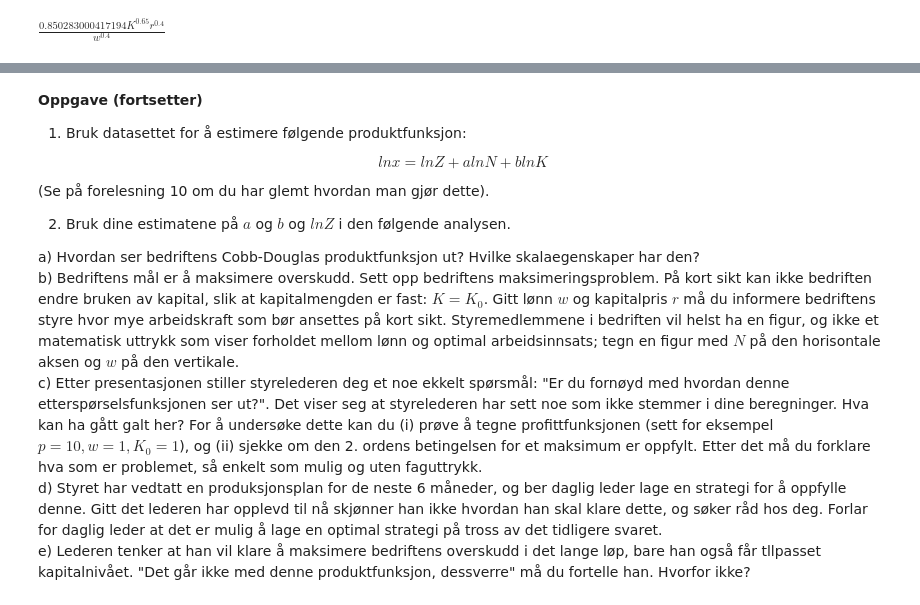
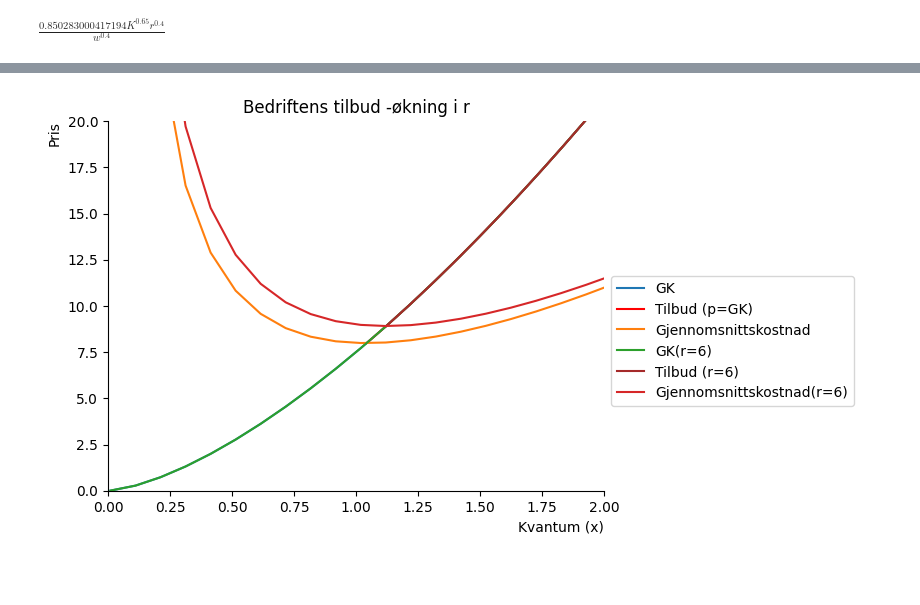
Before and after one commit to DanielFabioG/SOK-1003-og-SOK-1006, a Jupyter notebook: sok-1006/Arbeidskrav/Arbeidskrav7.ipynb, the cells around one changed output, grey strips where cells are left out. Cells and saved outputs as stored; diff of their text form; code cells hidden in the pictures; blank space fills up the shorter version.

```diff
--- a/sok-1006/Arbeidskrav/Arbeidskrav7.ipynb
+++ b/sok-1006/Arbeidskrav/Arbeidskrav7.ipynb
@@ -219,8 +219,8 @@ Kostnad
 $\displaystyle K r + \frac{w x^{\frac{5}{2}}}{K^{\frac{5}{8}}}$
 # %%
 # tilbudet gis av likning (3) p=GK
-GK = sp.diff(Kostnad, x)
-GK
+GK_2 = sp.diff(Kostnad_2,(x))
+GK_2
 # %% [output]
 $\displaystyle \frac{5 w x^{\frac{3}{2}}}{2 K^{\frac{5}{8}}}$
 # %%
@@ -396,18 +271,0 @@ df
-# %% [markdown]
-**Oppgave (fortsetter)**
-
-1. Bruk datasettet for å estimere følgende produktfunksjon:
-
-\begin{equation}
-  ln x = ln Z+a ln N + b ln K
-\end{equation}
-
-(Se på forelesning 10 om du har glemt hvordan man gjør dette).
-
-2. Bruk dine estimatene på $a$ og $b$ og $lnZ$ i den følgende analysen.
-
-a) Hvordan ser bedriftens Cobb-Douglas produktfunksjon ut? Hvilke skalaegenskaper har den?
-b) Bedriftens mål er å maksimere overskudd. Sett opp bedriftens maksimeringsproblem. På kort sikt kan ikke bedriften endre bruken av kapital, slik at kapitalmengden er fast: $K=K_0$. Gitt lønn $w$ og kapitalpris $r$ må du informere bedriftens styre hvor mye arbeidskraft som bør ansettes på kort sikt. Styremedlemmene i bedriften vil helst ha en figur, og ikke et matematisk uttrykk som viser forholdet mellom lønn og optimal arbeidsinnsats; tegn en figur med $N$ på den horisontale aksen og $w$ på den vertikale.
-c) Etter presentasjonen stiller styrelederen deg et noe ekkelt spørsmål: "Er du fornøyd med hvordan denne etterspørselsfunksjonen ser ut?". Det viser seg at styrelederen har sett noe som ikke stemmer i dine beregninger. Hva kan ha gått galt her? For å undersøke dette kan du (i) prøve å tegne profittfunksjonen (sett for eksempel $p=10, w=1, K_0=1$), og (ii) sjekke om den 2. ordens betingelsen for et maksimum er oppfylt. Etter det må du forklare hva som er problemet, så enkelt som mulig og uten faguttrykk.
-d) Styret har vedtatt en produksjonsplan for de neste 6 måneder, og ber daglig leder lage en strategi for å oppfylle denne. Gitt det lederen har opplevd til nå skjønner han ikke hvordan han skal klare dette, og søker råd hos deg. Forlar for daglig leder at det er mulig å lage en optimal strategi på tross av det tidligere svaret.
-e) Lederen tenker at han vil klare å maksimere bedriftens overskudd i det lange løp, bare han også får tllpasset kapitalnivået. "Det går ikke med denne produktfunksjon, dessverre" må du fortelle han. Hvorfor ikke?
@@ -415,0 +272,13 @@ e) Lederen tenker at han vil klare å maksimere bedriftens overskudd i det lange
+# %%
+x_k= np.linspace(float(break_even_fn(3,6,1)),10,100)
+
+fig, ax = create_basis()
+# nytt utgangspunkt K=1, w=3, r=5
+ax.plot(x_num, GK_fn_2(x_num,3,6,1), label = 'GK(r=6)')
+ax.plot(x_k, GK_fn_2(x_k,3,6,1), color='brown', label = 'Tilbud (r=6)')
+ax.plot(x_num, AC_2(x_num,3,6,1), label = 'Gjennomsnittskostnad(r=6)')
+
+ax.set_title('Bedriftens tilbud -økning i r')
+ax.legend(bbox_to_anchor=(1, 0.6));
+# %% [output]
+[figure, added]
```
Also changed, not shown: parts of 20 cells of this notebook.
